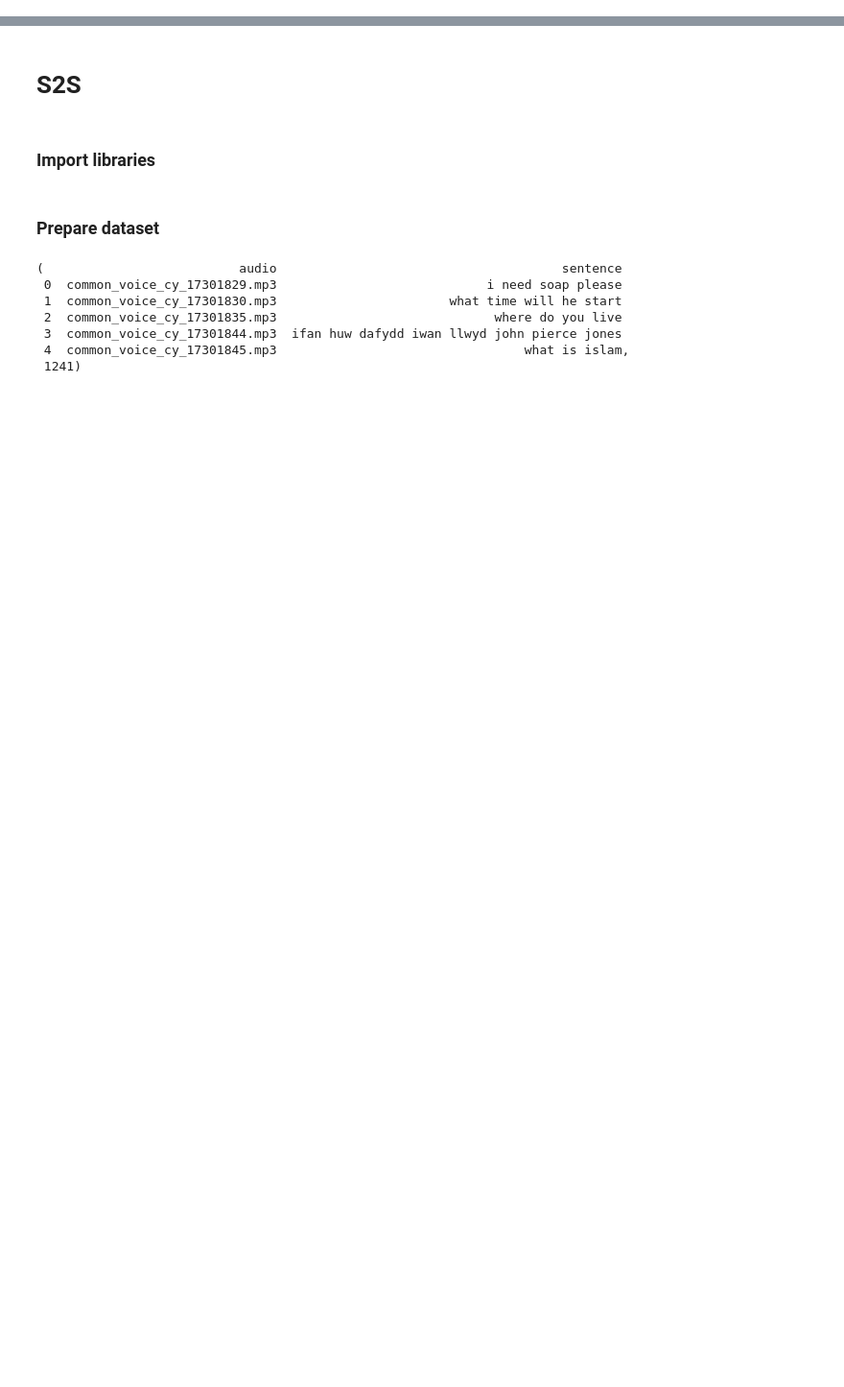
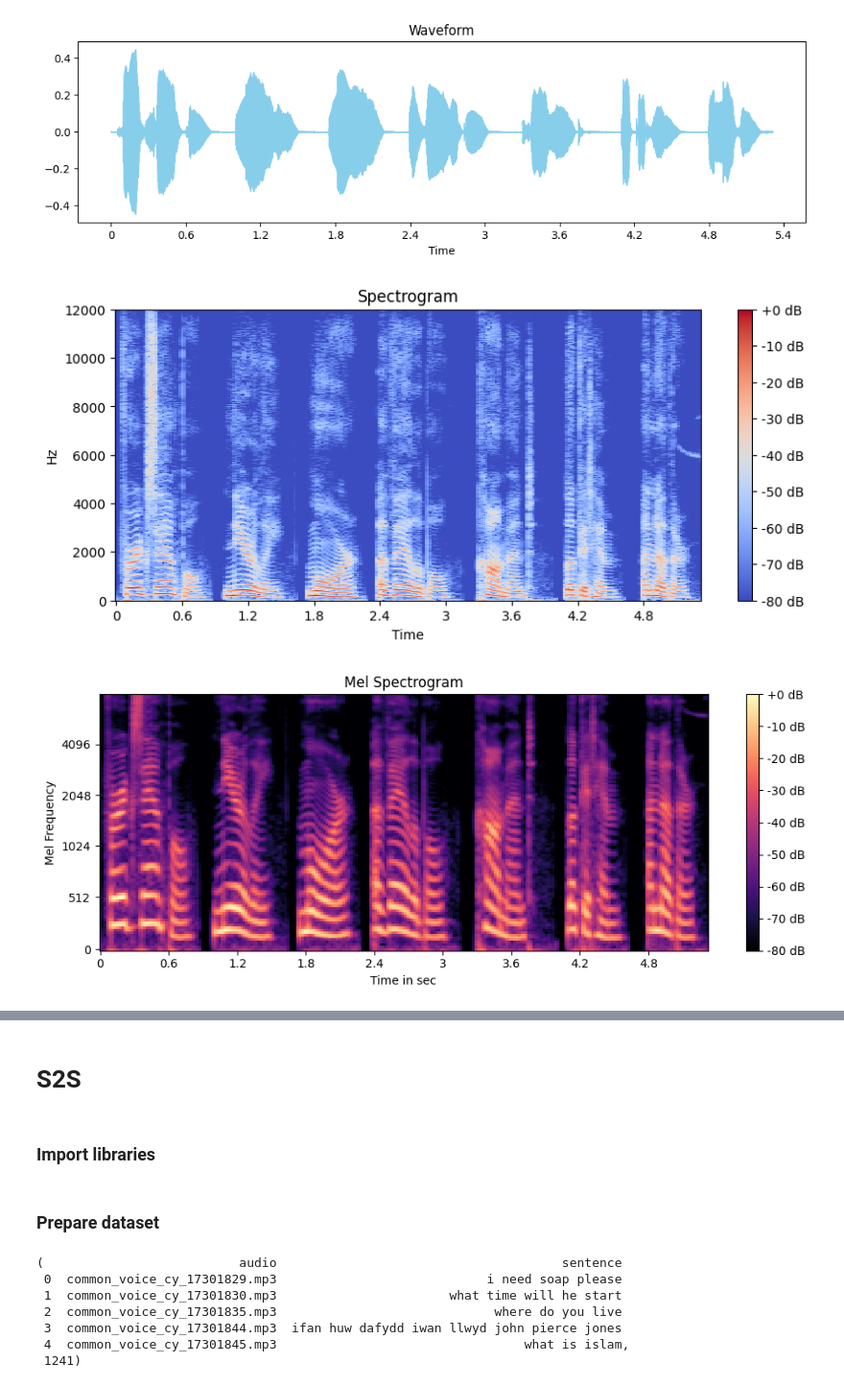
Before and after one commit to TERABYTE05/SwiftSync, a Jupyter notebook: setup_check.ipynb, the cells around one changed output, grey strips where cells are left out. Shown at 96% size. Cells and saved outputs as stored; diff of their text form; code cells hidden in the pictures; blank space fills up the shorter version.

```diff
--- a/setup_check.ipynb
+++ b/setup_check.ipynb
@@ -0,0 +442,4 @@
+# %%
+sample_audio = audio_files_src[0]
+print('Sample audio : ', sample_audio)
+Audio(sample_audio)
@@ -0,0 +449,32 @@
+# %%
+y, sr = librosa.load(sample_audio, sr=None)
+
+# Waveform
+plt.figure(figsize=(12, 3))
+librosa.display.waveshow(y, sr=sr, color='skyblue')
+plt.title('Waveform')
+plt.show()
+
+# Spectrogram
+D = np.abs(librosa.stft(y))**2
+S_db = librosa.power_to_db(D, ref=np.max)
+plt.figure(figsize=(10, 4))
+librosa.display.specshow(S_db, sr=sr, x_axis='time', y_axis='hz', cmap='coolwarm')
+plt.colorbar(format='%+2.0f dB')
+plt.title('Spectrogram')
+
+# Mel Spectrogram
+S = librosa.feature.melspectrogram(y=y, sr=sr, n_mels=128, fmax=8000)
+S_dB = librosa.power_to_db(S, ref=np.max)
+plt.figure(figsize=(10, 4))
+librosa.display.specshow(S_dB, sr=sr, x_axis='time', y_axis='mel', fmax=8000, cmap='magma')
+plt.colorbar(format='%+2.0f dB')
+plt.title('Mel Spectrogram')
+plt.xlabel('Time in sec')
+plt.ylabel('Mel Frequency')
+plt.tight_layout()
+plt.show()
+# %% [output]
+[figure, added]
+[figure, added]
+[figure, added]
```
Also changed, not shown: parts of 42 cells of this notebook.
